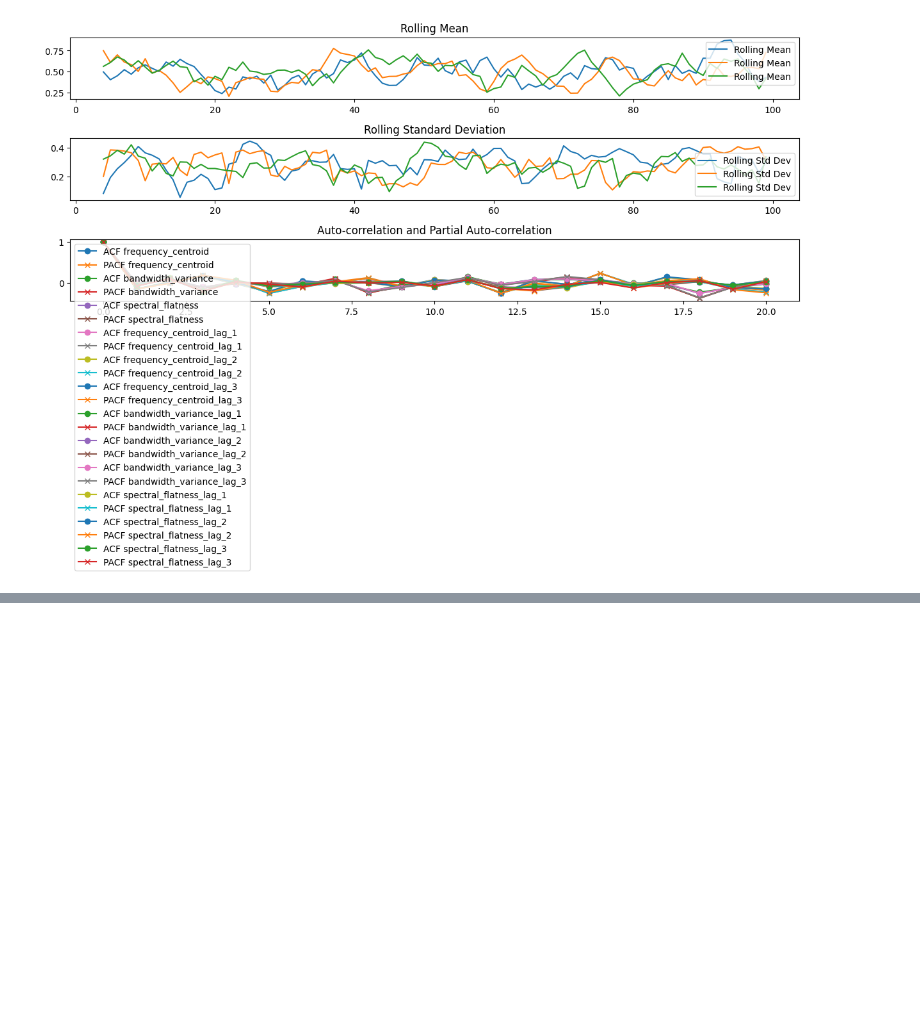
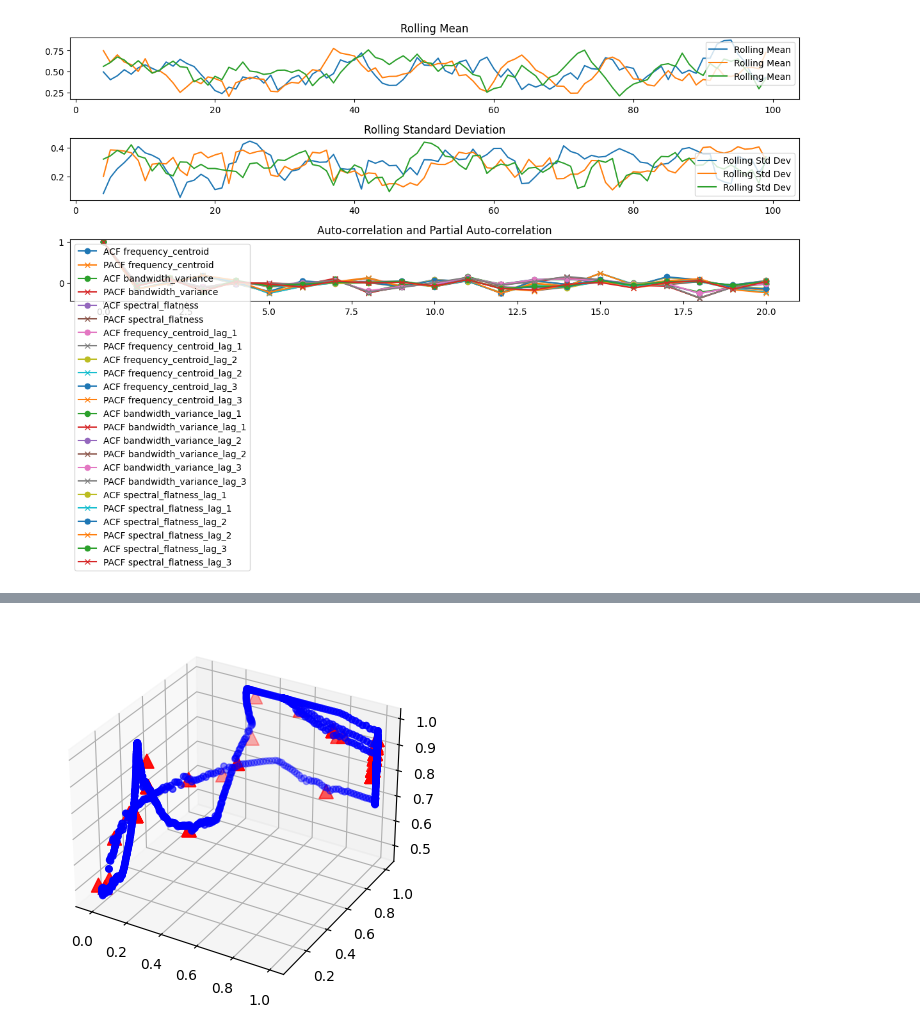
Before and after one commit to sano-r-sit/Machine_Learning_FFT, a Jupyter notebook: Untitled1.ipynb, the cells around one changed output, grey strips where cells are left out. Cells and saved outputs as stored; diff of their text form; code cells hidden in the pictures; blank space fills up the shorter version.

```diff
--- a/Untitled1.ipynb
+++ b/Untitled1.ipynb
@@ -880,0 +1943,47 @@ plt.show()
+# %%
+import numpy as np
+from scipy.ndimage import gaussian_filter
+from sklearn.decomposition import PCA
+from sklearn.preprocessing import StandardScaler
+import matplotlib.pyplot as plt
+from mpl_toolkits.mplot3d import Axes3D
+
+def smooth_points(points, sigma=0.5):
+    return gaussian_filter(points, sigma=sigma)
+
+def detect_max_curvature_point(points):
+    curvatures = np.gradient(np.gradient(points, axis=0), axis=0)
+    max_curvature_index = np.argmax(np.linalg.norm(curvatures, axis=1))
+    return points[max_curvature_index]
+
+def main(points_3d, window_size=100, step=20):
+    detected_features_3d = []
+    scaler = StandardScaler()
+    points_3d_scaled = scaler.fit_transform(points_3d)
+
+    start_index = 0
+    while start_index + window_size <= len(points_3d_scaled):
+        window_points_3d = points_3d_scaled[start_index:start_index + window_size]
+        smooth_points_3d = smooth_points(window_points_3d)
+        feature_point = detect_max_curvature_point(smooth_points_3d)
+        # 特徴点を2次元配列に変換
+        feature_point_2d = np.array([feature_point])
+        detected_features_3d.append(scaler.inverse_transform(feature_point_2d)[0])
+        start_index += step
+
+    return np.array(detected_features_3d)
+
+# 3次元点群の例
+loaded = np.load('data.npz')
+data_df = pd.DataFrame(loaded['data_df'], columns=['bandwidth_variance', 'frequency_centroid', 'spectral_fratness'])
+points_3d = data_df.to_numpy()
+features_3d = main(points_3d)
+
+# 結果のプロット
+fig = plt.figure()
+ax = fig.add_subplot(111, projection='3d')
+ax.scatter(data_df['bandwidth_variance'], data_df['frequency_centroid'], data_df['spectral_fratness'], c='b', marker='o')
+ax.scatter(*zip(*features_3d), c='r', marker='^', s=100)
+plt.show()
+# %% [output]
+[figure, added]
```
Also changed, not shown: parts of 15 cells of this notebook.
